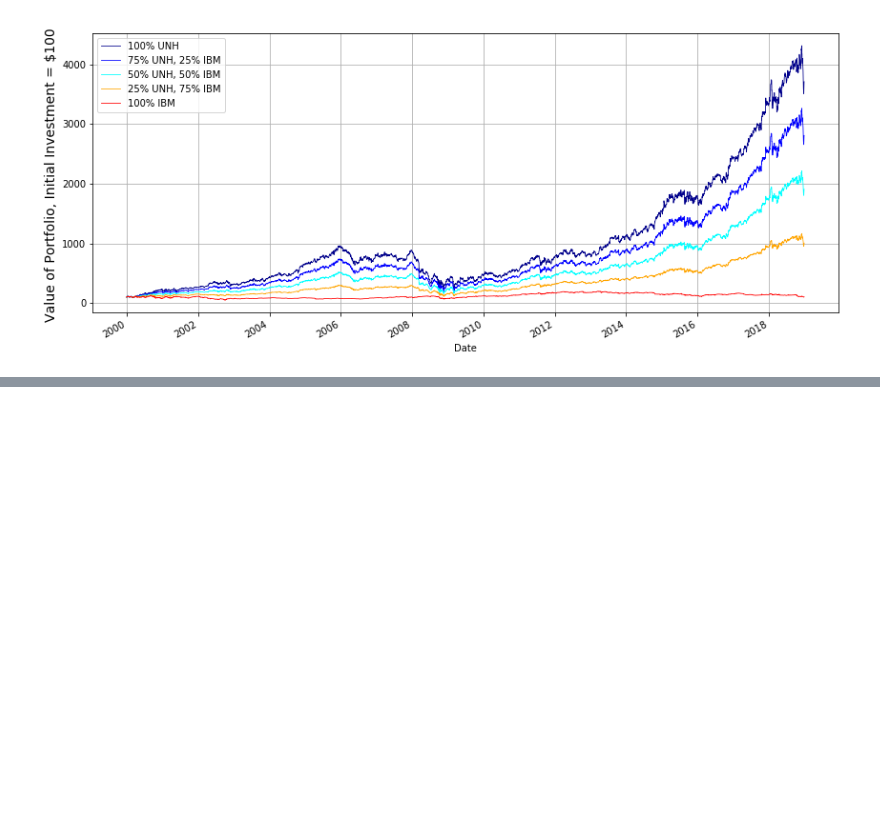
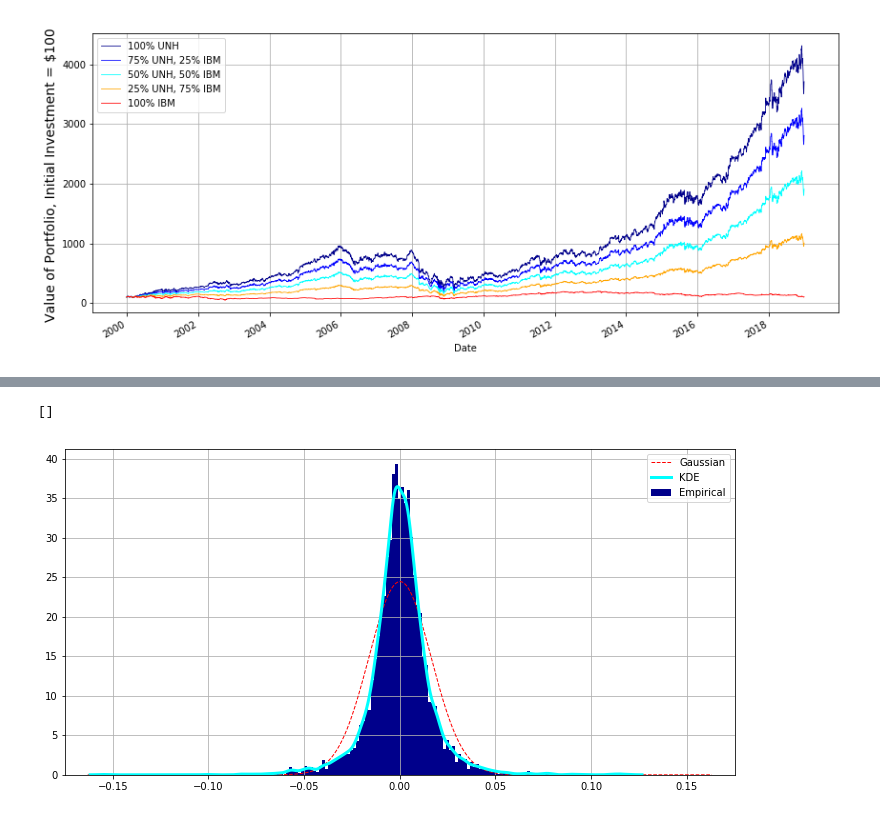
Before and after one commit to raaheim/RiskMeasures, a Jupyter notebook: Exploration.ipynb, the cells around one changed output, grey strips where cells are left out. Drawn from its saved outputs; the diff is of its cells as text; code cells hidden in the pictures; blank space fills up the shorter version.

```diff
--- a/Exploration.ipynb
+++ b/Exploration.ipynb
@@ -227,0 +254,6 @@ plt.show()
+# %%
+dataClose = data["Close"]
+# %%
+Change = np.append(0,(dataClose["2000-01-03":"2018-12-28"].values - dataClose["1999-12-31":"2018-12-27"].values)
+          /dataClose["1999-12-31":"2018-12-27"].values)
+warnings.filterwarnings('ignore')
@@ -227,0 +265,20 @@ plt.show()
+# %%
+kde = sm.nonparametric.KDEUnivariate(Change)
+kde.fit()
+fig, axes = plt.subplots(1, 1, figsize=(12,6))
+plt.hist(Change ,bins = 175, color = 'darkblue', density = True, label= "Real")
+plt.grid(True)
+plt.xlim([-0.175,0.175])
+
+mean = np.mean(Change)
+variance = np.var(Change)
+sigma = np.std(Change)
+x = np.linspace(-sigma*10, sigma*10, 1000)
+
+axes.plot(x,norm.pdf(x,mean,sigma),lw = 1, color = 'red',ls = '--',label ="Gaussian")
+axes.plot(kde.support, kde.density, lw=3,color = 'cyan', ls ='-', zorder=10, label ="KDE")
+plt.legend(["Gaussian","KDE","Empirical"])
+plt.plot()
+# %% [output]
+[]
+[figure, added]
```
Also changed, not shown: parts of 14 cells of this notebook, 8 other files.
